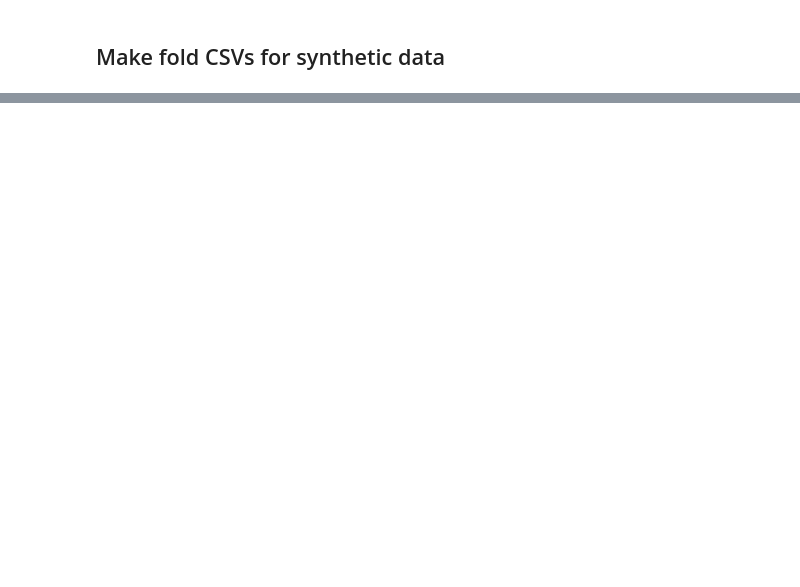
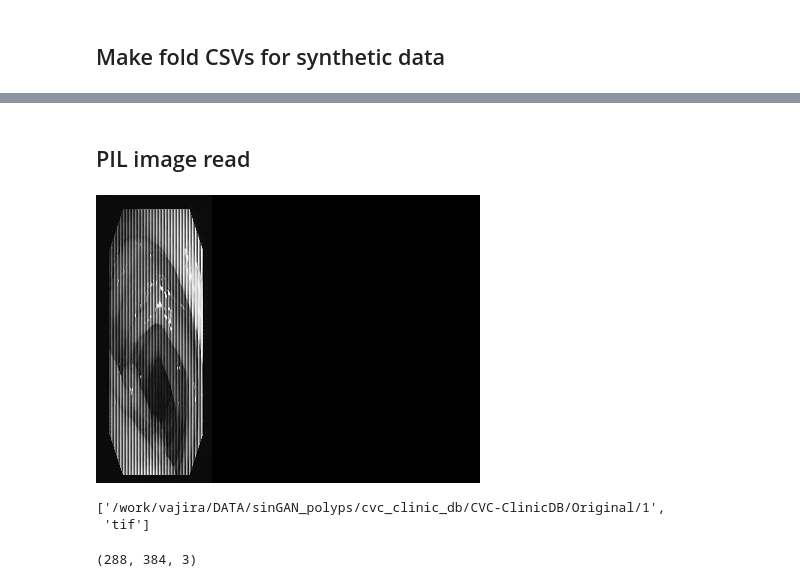
Before and after one commit to vlbthambawita/singan-polyp-aug-exp, a Jupyter notebook: notebooks/generate_fold_csvs.ipynb, the cells around one changed output, grey strips where cells are left out. Drawn from its saved outputs; the diff is of its cells as text; code cells hidden in the pictures; blank space fills up the shorter version.

```diff
--- a/notebooks/generate_fold_csvs.ipynb
+++ b/notebooks/generate_fold_csvs.ipynb
@@ -117,3 +202,5 @@ mask_path /work/vajira/DATA/sinGAN_polyps/singan_out/chk_id_1000_gen_scale_0_5_m
 #df
 # %%
 #df.to_csv("test_2.csv",index=False, header=True)
+# %% [markdown]
+## PIL image read
@@ -119,0 +209,4 @@ mask_path /work/vajira/DATA/sinGAN_polyps/singan_out/chk_id_1000_gen_scale_0_5_m
+# %%
+Image.open("/work/vajira/DATA/sinGAN_polyps/cvc_clinic_db/CVC-ClinicDB/Original/1.jpg")
+# %% [output]
+[figure, added]
@@ -119,0 +218,5 @@ mask_path /work/vajira/DATA/sinGAN_polyps/singan_out/chk_id_1000_gen_scale_0_5_m
+# %%
+"/work/vajira/DATA/sinGAN_polyps/cvc_clinic_db/CVC-ClinicDB/Original/1.tif".split(".")
+# %% [output]
+['/work/vajira/DATA/sinGAN_polyps/cvc_clinic_db/CVC-ClinicDB/Original/1',
+ 'tif']
@@ -119,0 +225,4 @@ mask_path /work/vajira/DATA/sinGAN_polyps/singan_out/chk_id_1000_gen_scale_0_5_m
+# %%
+out.shape
+# %% [output]
+(288, 384, 3)
```
Also changed, not shown: parts of 23 cells of this notebook, 10 other files.
